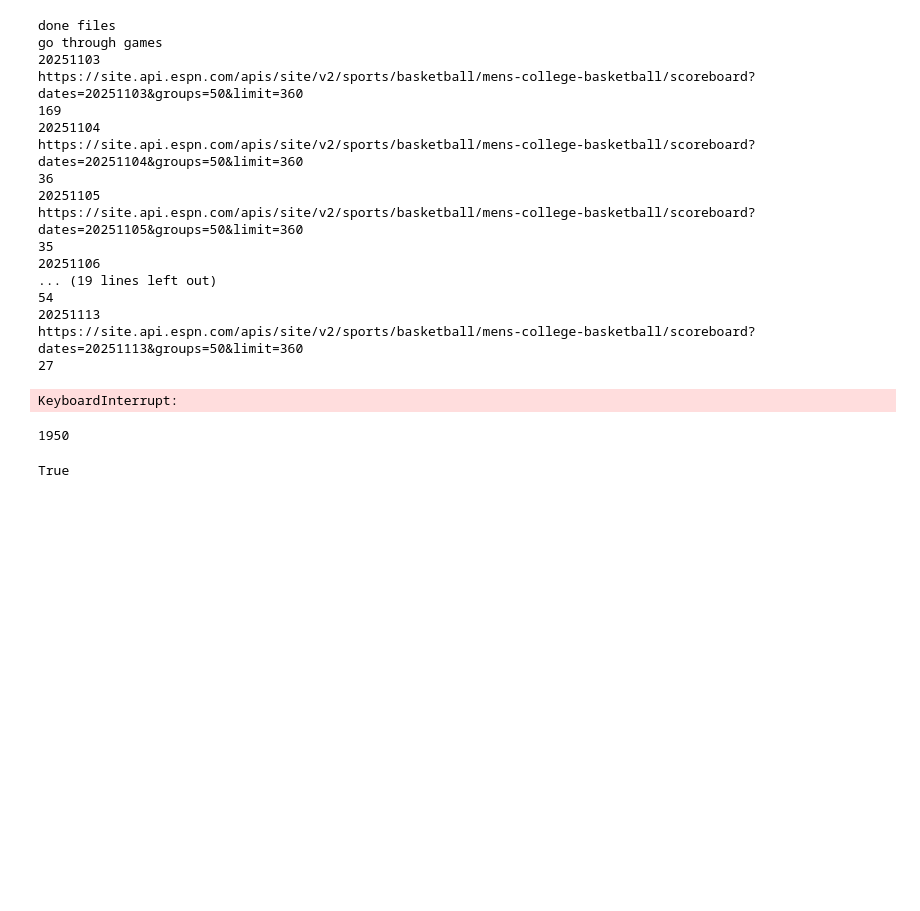
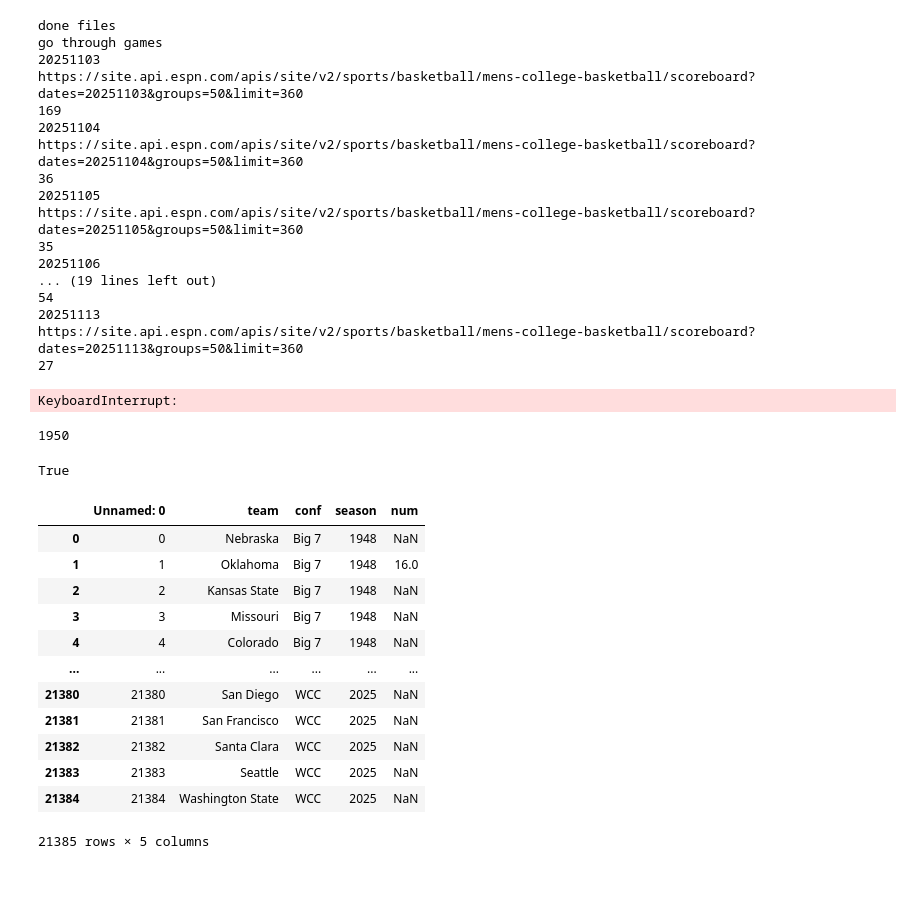
Before and after one commit to easella/ncaabelos, a Jupyter notebook: ncaab-for-free.ipynb, the cells around one changed output. Drawn from its saved outputs; the diff is of its cells as text; code cells hidden in the pictures; blank space fills up the shorter version.

```diff
--- a/ncaab-for-free.ipynb
+++ b/ncaab-for-free.ipynb
@@ -1151,3 +1147,22 @@ confs[1952]['Lebanon Valley']
+# %%
+df=pd.read_csv("https://cfbzzz.alwaysdata.net/newcbb/standings.csv")
+standings=pd.read_csv("https://cfbzzz.alwaysdata.net/ncaab/d1vsnond1/teams/d1standings.txt")
+# %%
+df
+# %% [output]
+|  | Unnamed: 0 | team | conf | season | num |
+| 0 | 0 | Nebraska | Big 7 | 1948 | NaN |
+| 1 | 1 | Oklahoma | Big 7 | 1948 | 16.0 |
+| 2 | 2 | Kansas State | Big 7 | 1948 | NaN |
+| 3 | 3 | Missouri | Big 7 | 1948 | NaN |
+| 4 | 4 | Colorado | Big 7 | 1948 | NaN |
+| ... | ... | ... | ... | ... | ... |
+| 21380 | 21380 | San Diego | WCC | 2025 | NaN |
+| 21381 | 21381 | San Francisco | WCC | 2025 | NaN |
+| 21382 | 21382 | Santa Clara | WCC | 2025 | NaN |
+| 21383 | 21383 | Seattle | WCC | 2025 | NaN |
+| 21384 | 21384 | Washington State | WCC | 2025 | NaN |
+21385 rows × 5 columns
 # %%
 eloLeague.ratingDict[team]
 # %%
```
Also changed, not shown: parts of 2 cells of this notebook.
